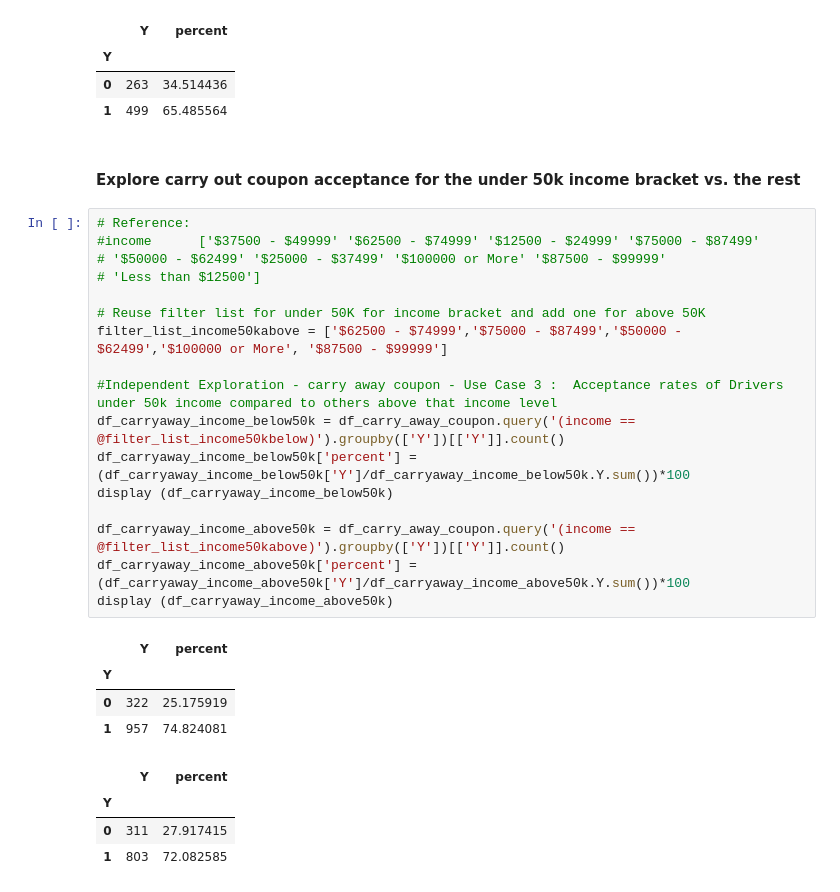
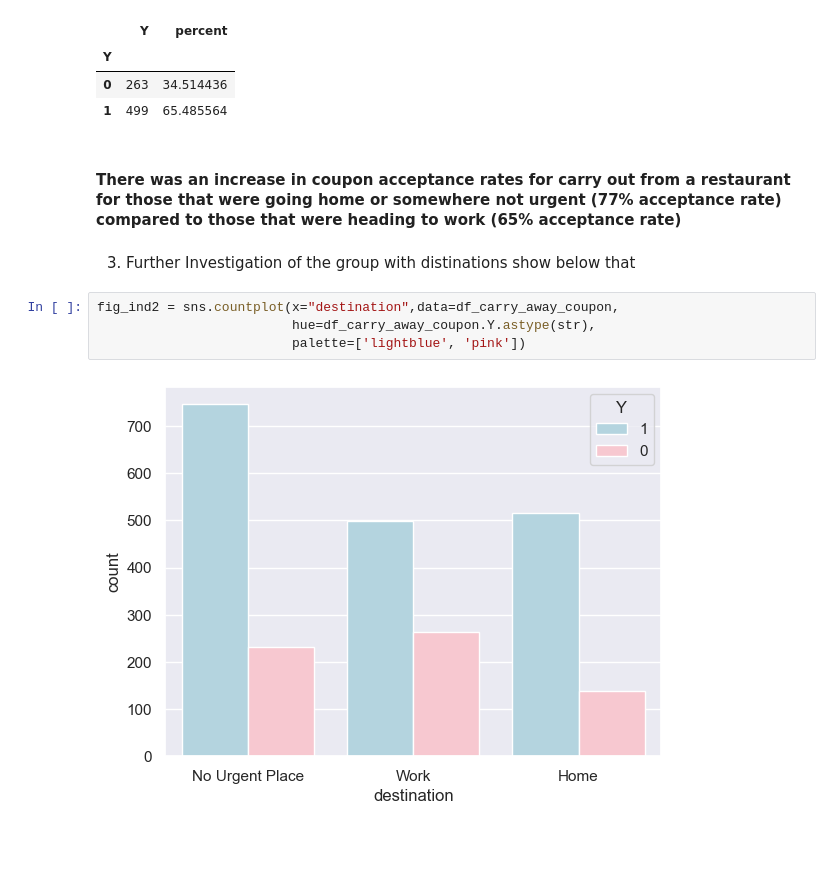
Before and after one commit to kesavan2017/ucbe-AIML-practical-application-51, a Jupyter notebook: prompt.ipynb, the cells around one changed output. Drawn from its saved outputs; the diff is of its cells as text; blank space fills up the shorter version.

```diff
--- a/prompt.ipynb
+++ b/prompt.ipynb
@@ -645,31 +689,13 @@ display (df_carryaway_destination_work)
 | Y |  |  |
 | 0 | 263 | 34.514436 |
 | 1 | 499 | 65.485564 |
-# %% [markdown]
-#### Explore carry out coupon acceptance for the under 50k income bracket vs. the rest
-# %%
-# Reference:
-#income 	 ['$37500 - $49999' '$62500 - $74999' '$12500 - $24999' '$75000 - $87499'
-# '$50000 - $62499' '$25000 - $37499' '$100000 or More' '$87500 - $99999'
-# 'Less than $12500']
-
-# Reuse filter list for under 50K for income bracket and add one for above 50K
-filter_list_income50kabove = ['$62500 - $74999','$75000 - $87499','$50000 - $62499','$100000 or More', '$87500 - $99999']
-
-#Independent Exploration - carry away coupon - Use Case 3 :  Acceptance rates of Drivers under 50k income compared to others above that income level
-df_carryaway_income_below50k = df_carry_away_coupon.query('(income == @filter_list_income50kbelow)').groupby(['Y'])[['Y']].count()
-df_carryaway_income_below50k['percent'] = (df_carryaway_income_below50k['Y']/df_carryaway_income_below50k.Y.sum())*100
-display (df_carryaway_income_below50k)
-
-df_carryaway_income_above50k = df_carry_away_coupon.query('(income == @filter_list_income50kabove)').groupby(['Y'])[['Y']].count()
-df_carryaway_income_above50k['percent'] = (df_carryaway_income_above50k['Y']/df_carryaway_income_above50k.Y.sum())*100
-display (df_carryaway_income_above50k)
-# %% [output]
-|  | Y | percent |
-| Y |  |  |
-| 0 | 322 | 25.175919 |
-| 1 | 957 | 74.824081 |
-|  | Y | percent |
-| Y |  |  |
-| 0 | 311 | 27.917415 |
-| 1 | 803 | 72.082585 |
+# %% [markdown]
+#### There was an increase in coupon acceptance rates for carry out from a restaurant for those that were going home or somewhere not urgent (77% acceptance rate) compared to those that were heading to work (65% acceptance rate)
+# %% [markdown]
+3. Further Investigation of the group with distinations show below that
+# %%
+fig_ind2 = sns.countplot(x="destination",data=df_carry_away_coupon,
+                         hue=df_carry_away_coupon.Y.astype(str),
+                         palette=['lightblue', 'pink'])
+# %% [output]
+[figure, added]
```
Also changed, not shown: parts of 15 cells of this notebook.
